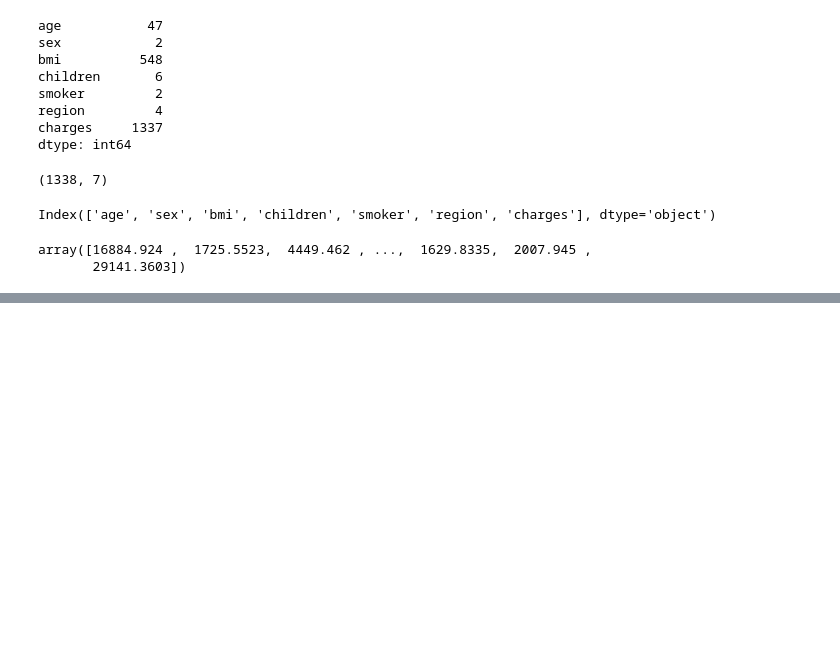
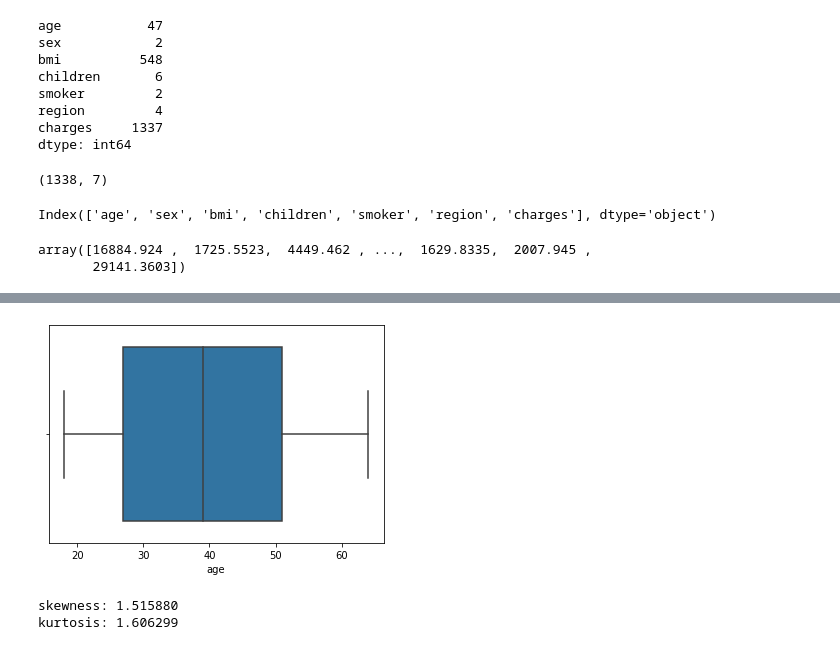
Before and after one commit to sharon-wanjiru/Linear_regression_Analysis, a Jupyter notebook: Linear_regression_Analysis.ipynb, the cells around one changed output, grey strips where cells are left out. Cells and saved outputs as stored; diff of their text form; code cells hidden in the pictures; blank space fills up the shorter version.

```diff
--- a/Linear_regression_Analysis.ipynb
+++ b/Linear_regression_Analysis.ipynb
@@ -63,0 +72,10 @@ array([16884.924 ,  1725.5523,  4449.462 , ...,  1629.8335,  2007.945 ,
+# %%
+sns.boxplot(data["age"]);
+# %% [output]
+[figure, added]
+# %%
+print("skewness: %f" %data['charges'].skew())
+print("kurtosis: %f" %data['charges'].kurt())
+# %% [output]
+skewness: 1.515880
+kurtosis: 1.606299
```
Also changed, not shown: parts of 7 cells of this notebook.
